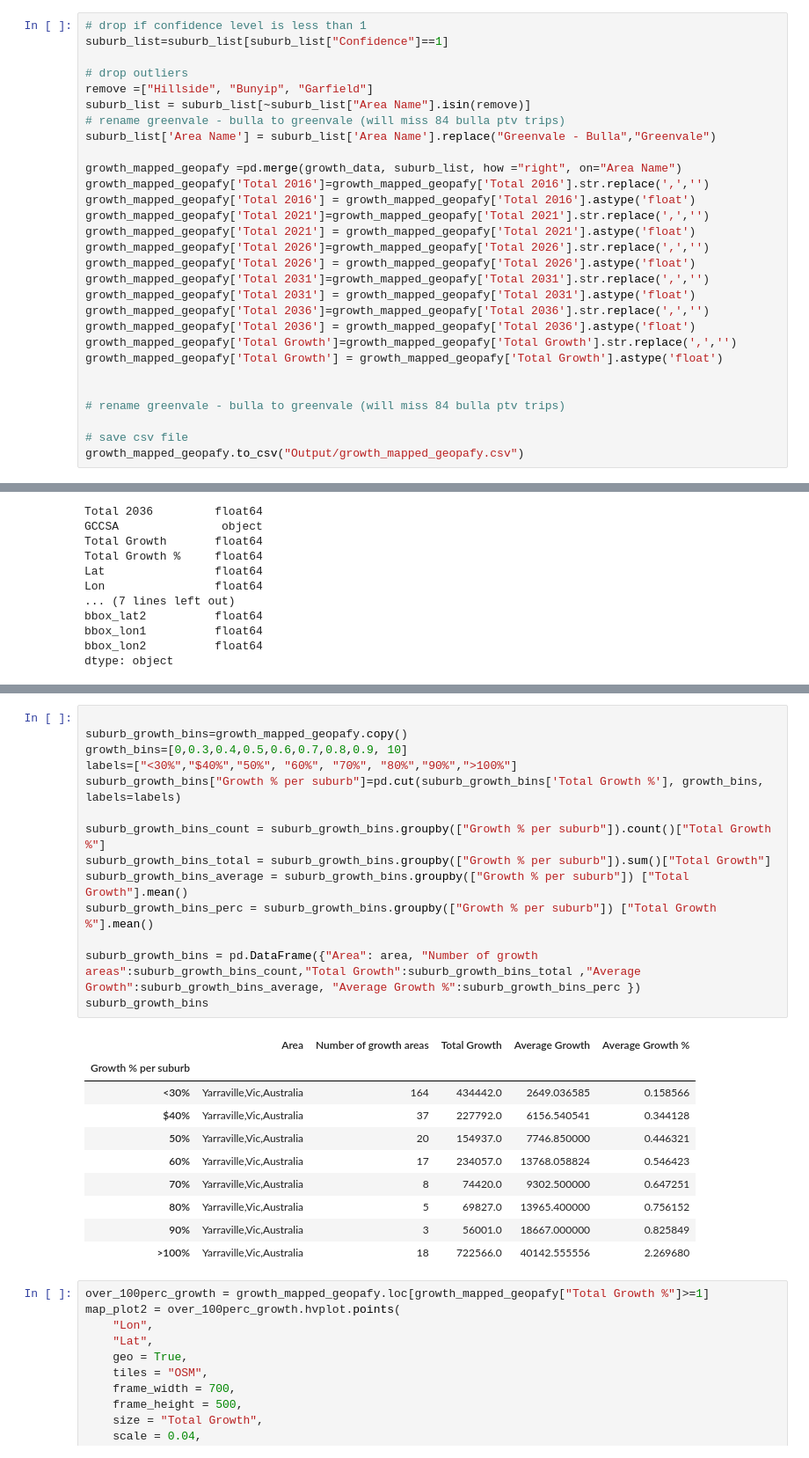
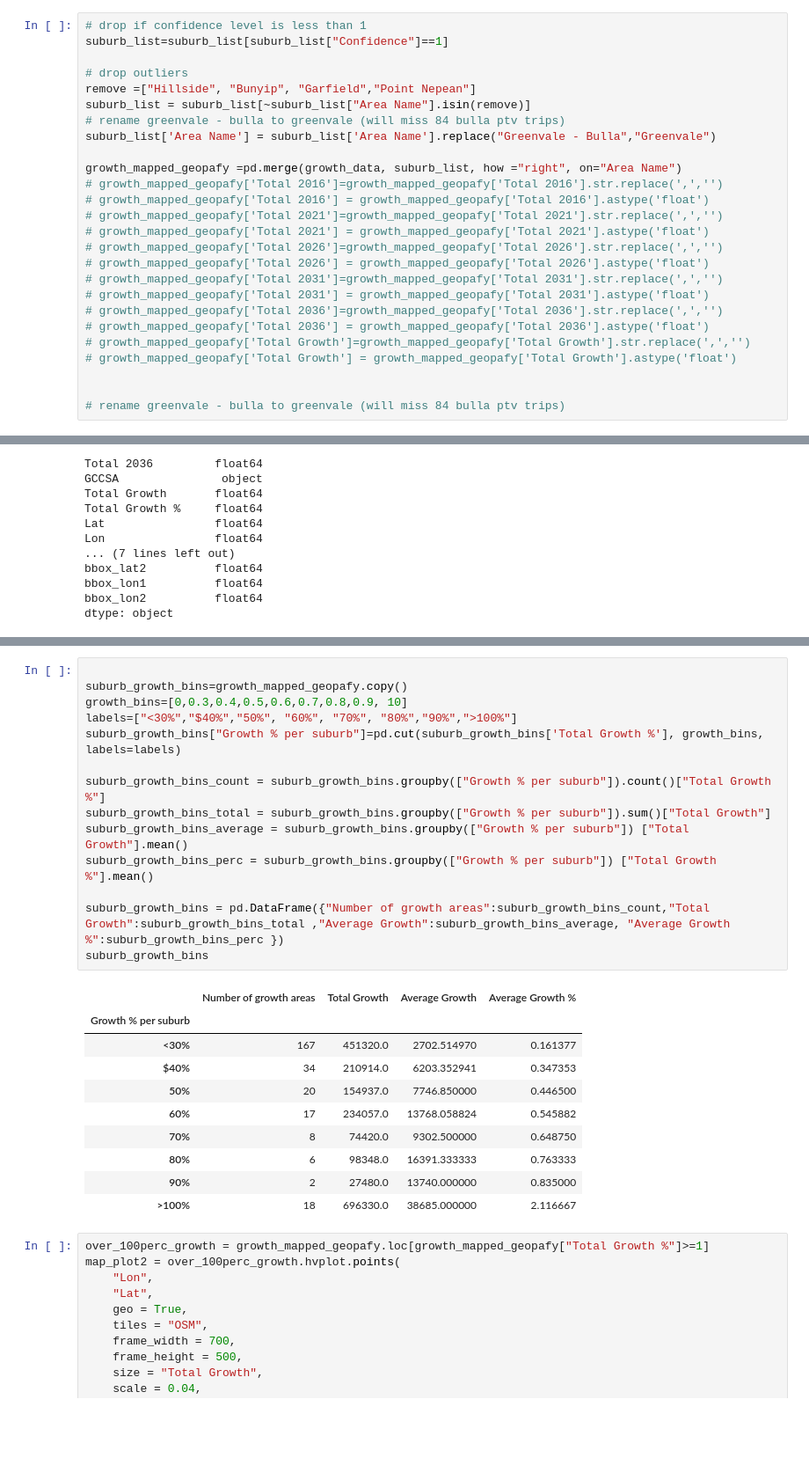
Before and after one commit to Reinierandrew/vic_public_transport, a Jupyter notebook: growth_data_coordinates.ipynb, the cells around one changed output, grey strips where cells are left out. Shown at 88% size. Cells and saved outputs as stored; diff of their text form; blank space fills up the shorter version.

```diff
--- a/growth_data_coordinates.ipynb
+++ b/growth_data_coordinates.ipynb
@@ -68,27 +70,24 @@ suburb results not found for Whittlesea
 suburb_list=suburb_list[suburb_list["Confidence"]==1]
 
 # drop outliers
-remove =["Hillside", "Bunyip", "Garfield"]
+remove =["Hillside", "Bunyip", "Garfield","Point Nepean"]
 suburb_list = suburb_list[~suburb_list["Area Name"].isin(remove)]
 # rename greenvale - bulla to greenvale (will miss 84 bulla ptv trips)
 suburb_list['Area Name'] = suburb_list['Area Name'].replace("Greenvale - Bulla","Greenvale")
 
 growth_mapped_geopafy =pd.merge(growth_data, suburb_list, how ="right", on="Area Name")
-growth_mapped_geopafy['Total 2016']=growth_mapped_geopafy['Total 2016'].str.replace(',','')
-growth_mapped_geopafy['Total 2016'] = growth_mapped_geopafy['Total 2016'].astype('float')
-growth_mapped_geopafy['Total 2021']=growth_mapped_geopafy['Total 2021'].str.replace(',','')
-growth_mapped_geopafy['Total 2021'] = growth_mapped_geopafy['Total 2021'].astype('float')
-growth_mapped_geopafy['Total 2026']=growth_mapped_geopafy['Total 2026'].str.replace(',','')
-growth_mapped_geopafy['Total 2026'] = growth_mapped_geopafy['Total 2026'].astype('float')
-growth_mapped_geopafy['Total 2031']=growth_mapped_geopafy['Total 2031'].str.replace(',','')
-growth_mapped_geopafy['Total 2031'] = growth_mapped_geopafy['Total 2031'].astype('float')
-growth_mapped_geopafy['Total 2036']=growth_mapped_geopafy['Total 2036'].str.replace(',','')
-growth_mapped_geopafy['Total 2036'] = growth_mapped_geopafy['Total 2036'].astype('float')
-growth_mapped_geopafy['Total Growth']=growth_mapped_geopafy['Total Growth'].str.replace(',','')
-growth_mapped_geopafy['Total Growth'] = growth_mapped_geopafy['Total Growth'].astype('float')
+# growth_mapped_geopafy['Total 2016']=growth_mapped_geopafy['Total 2016'].str.replace(',','')
+# growth_mapped_geopafy['Total 2016'] = growth_mapped_geopafy['Total 2016'].astype('float')
+# growth_mapped_geopafy['Total 2021']=growth_mapped_geopafy['Total 2021'].str.replace(',','')
+# growth_mapped_geopafy['Total 2021'] = growth_mapped_geopafy['Total 2021'].astype('float')
+# growth_mapped_geopafy['Total 2026']=growth_mapped_geopafy['Total 2026'].str.replace(',','')
+# growth_mapped_geopafy['Total 2026'] = growth_mapped_geopafy['Total 2026'].astype('float')
+# growth_mapped_geopafy['Total 2031']=growth_mapped_geopafy['Total 2031'].str.replace(',','')
+# growth_mapped_geopafy['Total 2031'] = growth_mapped_geopafy['Total 2031'].astype('float')
+# growth_mapped_geopafy['Total 2036']=growth_mapped_geopafy['Total 2036'].str.replace(',','')
+# growth_mapped_geopafy['Total 2036'] = growth_mapped_geopafy['Total 2036'].astype('float')
+# growth_mapped_geopafy['Total Growth']=growth_mapped_geopafy['Total Growth'].str.replace(',','')
+# growth_mapped_geopafy['Total Growth'] = growth_mapped_geopafy['Total Growth'].astype('float')
 
 
 # rename greenvale - bulla to greenvale (will miss 84 bulla ptv trips)
-
-# save csv file
-growth_mapped_geopafy.to_csv("Output/growth_mapped_geopafy.csv")
@@ -174,28 +180,28 @@ TypeError: unsupported operand type(s) for /: 'str' and 'str'
 # %%
 
 suburb_growth_bins=growth_mapped_geopafy.copy()
 growth_bins=[0,0.3,0.4,0.5,0.6,0.7,0.8,0.9, 10]
 labels=["<30%","$40%","50%", "60%", "70%", "80%","90%",">100%"]
 suburb_growth_bins["Growth % per suburb"]=pd.cut(suburb_growth_bins['Total Growth %'], growth_bins, labels=labels)
 
 suburb_growth_bins_count = suburb_growth_bins.groupby(["Growth % per suburb"]).count()["Total Growth %"]
 suburb_growth_bins_total = suburb_growth_bins.groupby(["Growth % per suburb"]).sum()["Total Growth"]
 suburb_growth_bins_average = suburb_growth_bins.groupby(["Growth % per suburb"]) ["Total Growth"].mean()
 suburb_growth_bins_perc = suburb_growth_bins.groupby(["Growth % per suburb"]) ["Total Growth %"].mean()
 
-suburb_growth_bins = pd.DataFrame({"Area": area, "Number of growth areas":suburb_growth_bins_count,"Total Growth":suburb_growth_bins_total ,"Average Growth":suburb_growth_bins_average, "Average Growth %":suburb_growth_bins_perc })
+suburb_growth_bins = pd.DataFrame({"Number of growth areas":suburb_growth_bins_count,"Total Growth":suburb_growth_bins_total ,"Average Growth":suburb_growth_bins_average, "Average Growth %":suburb_growth_bins_perc })
 suburb_growth_bins
 # %% [output]
-|  | Area | Number of growth areas | Total Growth | Average Growth | Average Growth % |
-| Growth % per suburb |  |  |  |  |  |
-| <30% | Yarraville,Vic,Australia | 164 | 434442.0 | 2649.036585 | 0.158566 |
-| $40% | Yarraville,Vic,Australia | 37 | 227792.0 | 6156.540541 | 0.344128 |
-| 50% | Yarraville,Vic,Australia | 20 | 154937.0 | 7746.850000 | 0.446321 |
-| 60% | Yarraville,Vic,Australia | 17 | 234057.0 | 13768.058824 | 0.546423 |
-| 70% | Yarraville,Vic,Australia | 8 | 74420.0 | 9302.500000 | 0.647251 |
-| 80% | Yarraville,Vic,Australia | 5 | 69827.0 | 13965.400000 | 0.756152 |
-| 90% | Yarraville,Vic,Australia | 3 | 56001.0 | 18667.000000 | 0.825849 |
-| >100% | Yarraville,Vic,Australia | 18 | 722566.0 | 40142.555556 | 2.269680 |
+|  | Number of growth areas | Total Growth | Average Growth | Average Growth % |
+| Growth % per suburb |  |  |  |  |
+| <30% | 167 | 451320.0 | 2702.514970 | 0.161377 |
+| $40% | 34 | 210914.0 | 6203.352941 | 0.347353 |
+| 50% | 20 | 154937.0 | 7746.850000 | 0.446500 |
+| 60% | 17 | 234057.0 | 13768.058824 | 0.545882 |
+| 70% | 8 | 74420.0 | 9302.500000 | 0.648750 |
+| 80% | 6 | 98348.0 | 16391.333333 | 0.763333 |
+| 90% | 2 | 27480.0 | 13740.000000 | 0.835000 |
+| >100% | 18 | 696330.0 | 38685.000000 | 2.116667 |
 # %%
 over_100perc_growth = growth_mapped_geopafy.loc[growth_mapped_geopafy["Total Growth %"]>=1]
 map_plot2 = over_100perc_growth.hvplot.points(
```
Also changed, not shown: parts of 5 cells of this notebook, 2 other files.
